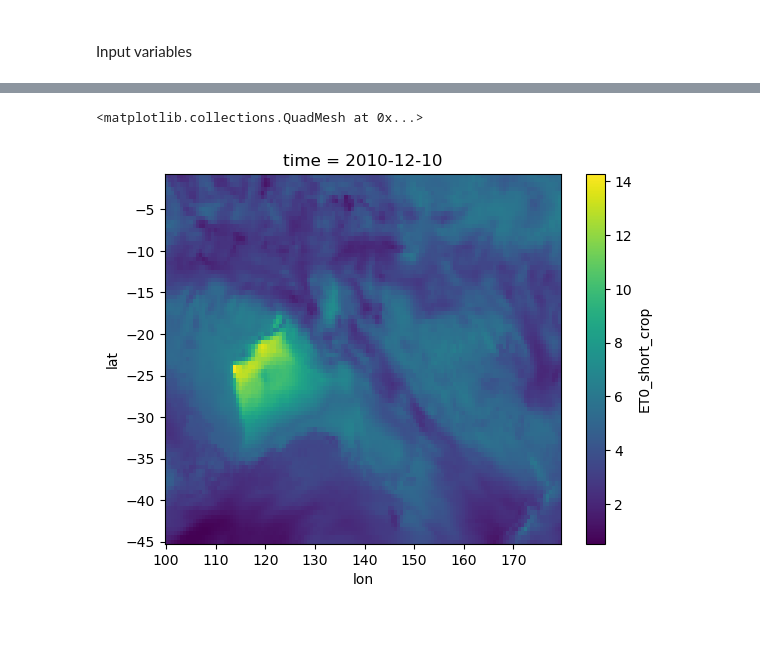
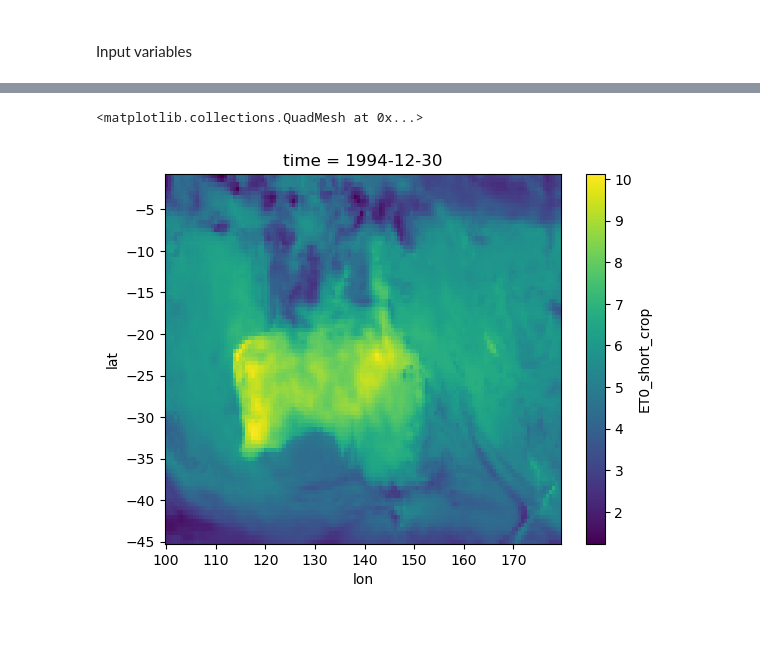
Before and after one commit to jb6465/flash-drought, a Jupyter notebook: attribution_python/zero_draft_pythonize_MERRA2.ipynb, the cells around one changed output, grey strips where cells are left out. Drawn from its saved outputs; the diff is of its cells as text; code cells hidden in the pictures.

```diff
--- a/attribution_python/zero_draft_pythonize_MERRA2.ipynb
+++ b/attribution_python/zero_draft_pythonize_MERRA2.ipynb
@@ -100,17 +100,17 @@ Wall time: 46min 33s
 # %% [markdown]
 <br>Inputs
 # %%
-T2M_U2M_QV2M_cube = xr.open_dataset('/g/data/mn51/users/jb6465/MERRA2_daily_T2M_U2M_QV2M.nc')
-SWGDN_cube = xr.open_dataset('/g/data/mn51/users/jb6465/MERRA2_daily_SWGDN.nc')
+T2M_U2M_QV2M_cube = xr.open_dataset('/g/data/mn51/users/jb6465/data/MERRA2_data/MERRA2_daily_T2M_U2M_QV2M.nc')
+SWGDN_cube = xr.open_dataset('/g/data/mn51/users/jb6465/data/MERRA2_data/MERRA2_daily_SWGDN.nc')
 
 T2M = T2M_U2M_QV2M_cube['T2M'] #2-m daily mean air temperature [K]
 U2M = np.abs(T2M_U2M_QV2M_cube['U2M']) #2-m eastward wind speed [m/s]
 QV2M = T2M_U2M_QV2M_cube['QV2M'] #2-m specific humidity [kg/kg]
-SWGDN = SWGDN_cube['SWGDN'] #surface downware shortwave radiation flux [W/m2]
+SWGDN = SWGDN_cube['SWGDN'] #surface downwave shortwave radiation flux [W/m2]
 # %% [markdown]
 <br>Elevation - following approach from Mike's [MERRA2 paper code](https://www.sciencebase.gov/catalog/item/6515cb7ad34e469cabfcdccd), elev file not stored on gadi so downloaded locally from NASA earthdata
 # %%
-elevfile = xr.open_dataset('/g/data/mn51/users/jb6465/MERRA2_101.const_2d_asm_Nx.nc4')
+elevfile = xr.open_dataset('/g/data/mn51/users/jb6465/data/MERRA2_data/MERRA2_101.const_2d_asm_Nx.nc4')
 
 geopot = elevfile['PHIS'].sel(lat=slice(-45,-1), lon=slice(100,180))[0]
 elev = geopot/9.81 #divide by 9.81m2/s to get elevation [m]
@@ -123,8 +123,8 @@ short_tall_crop_switch = 'short' #short (0.12m grass) or tall (0.50m alfafa)
 # %% [markdown]
 <br>Constants
 # %%
-# Cn: numerator crop constant [K.mm.s3/(kg.day)]
-Cn = 1600 if short_tall_crop_switch == 'tall' else 900
+# Cn: numerator crop constant [K.m.s3/(kg.day)]
+Cn = 1.6 if short_tall_crop_switch == 'tall' else 0.9
 # %%
 # Cd: denominator crop constant [s/m]
 Cd = 0.38 if short_tall_crop_switch == 'tall' else 0.34
@@ -207,13 +207,13 @@ From FAO56, Equation 6, PM derivation of ET0
 # %%
 %%time
 # A left numerator
-A = 0.408 * (delta*1e-3) * ((Rn - G) * 1e-6)
+A = (0.408*1e-6) * (delta) * (Rn - G)
 
 # B right numerator
-B = (gamma*1e-3) * (Cn/(T+273)) * U2M * ((esat-eact)*1e-3)
+B = (gamma) * (Cn/(T+273)) * U2M * ((esat-eact))
 
 # C denominator
-C = ((delta*1e-3) + (gamma*1e-3) * (1+Cd*U2M))
+C = ((delta) + (gamma) * (1+Cd*U2M))
 
 ET0 = (A+B)/C
 # %% [output]
@@ -222,10 +222,10 @@ Wall time: 8.57 s
 # %%
 ET0_xr = xr.DataArray(ET0, dims=['time', 'lat', 'lon'], coords={'time':T.time.values, 'lat': T.lat.values, 'lon': T.lon.values}).rename(f"ET0_{short_tall_crop_switch}_crop")
 # %%
-ET0_xr[11301].plot()
+ET0_xr[5477].plot()
 # %% [output]
 <matplotlib.collections.QuadMesh at 0x...>
-[figure, old version]
+[figure, new version]
 # %% [markdown]
 <br>
 # %% [markdown]
```
Also changed, not shown: parts of 19 cells of this notebook.
